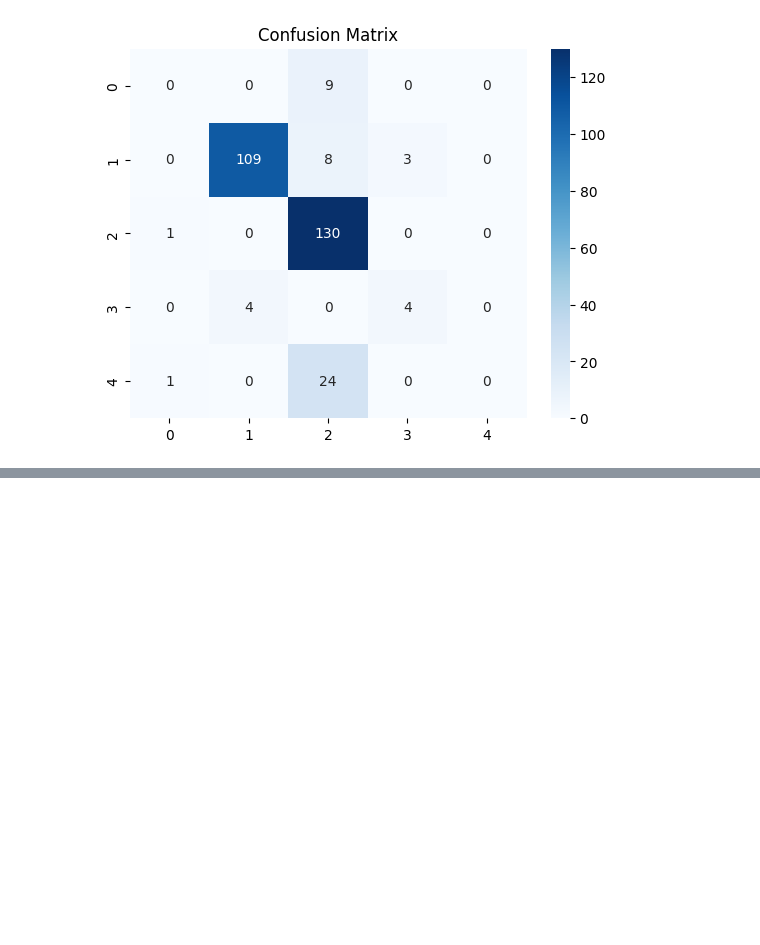
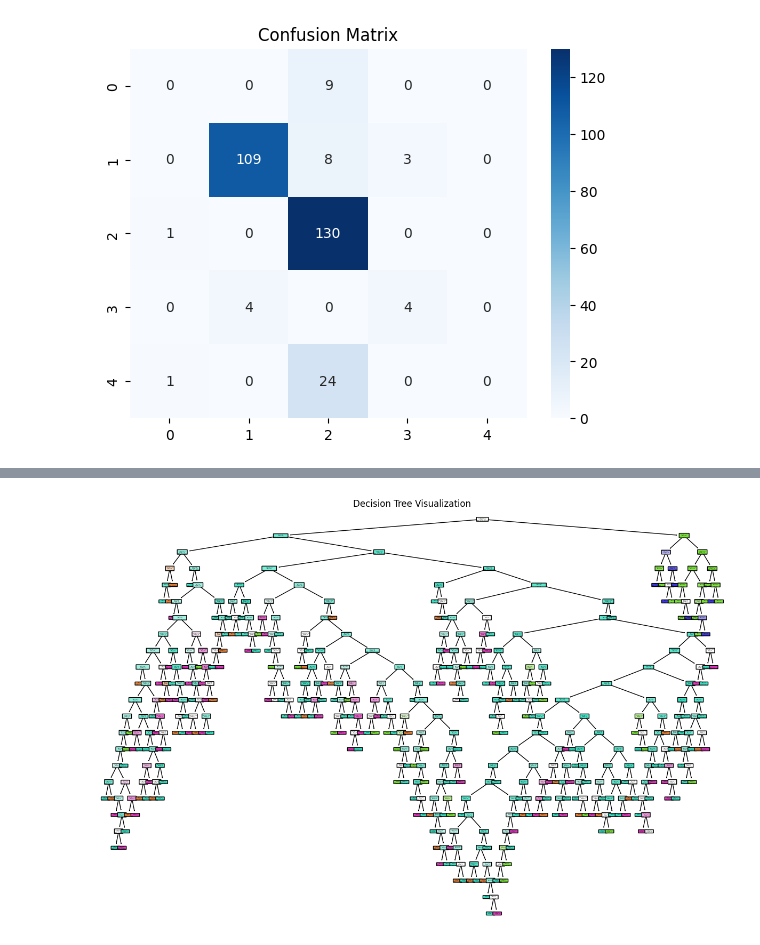
Before and after one commit to csm34/GelecekHayalim-ML-Algorithms, a Jupyter notebook: wheather.ipynb, the cells around one changed output, grey strips where cells are left out. Cells and saved outputs as stored; diff of their text form; code cells hidden in the pictures; blank space fills up the shorter version.

```diff
--- a/wheather.ipynb
+++ b/wheather.ipynb
@@ -130,0 +149,4 @@ plt.show()
+# %%
+# Özellikler ve hedef değişken
+X2 = df1[['precipitation', 'temp_max', 'temp_min', 'wind']]
+y2 = df1['weather_encoded']
@@ -130,0 +199,7 @@ plt.show()
+# %%
+plt.figure(figsize=(15, 10))
+plot_tree(dt_model, feature_names=X2.columns, class_names=[str(i) for i in weather_mapping.keys()], filled=True, rounded=True)
+plt.title("Decision Tree Visualization")
+plt.show()
+# %% [output]
+[figure, added]
```
Also changed, not shown: parts of 17 cells of this notebook.
